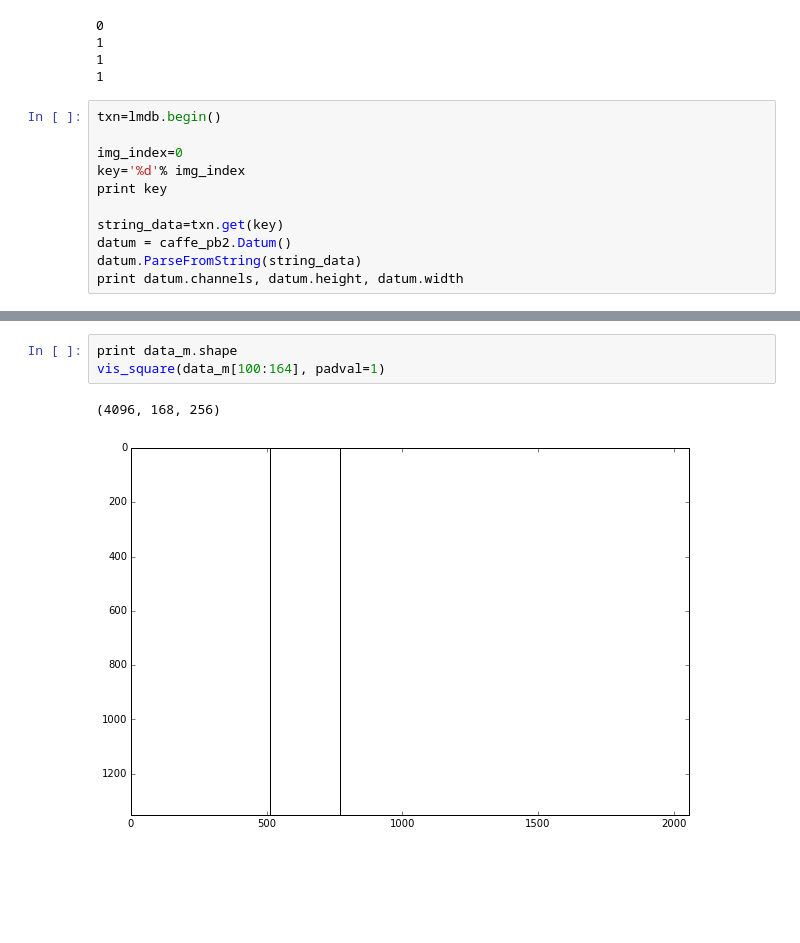
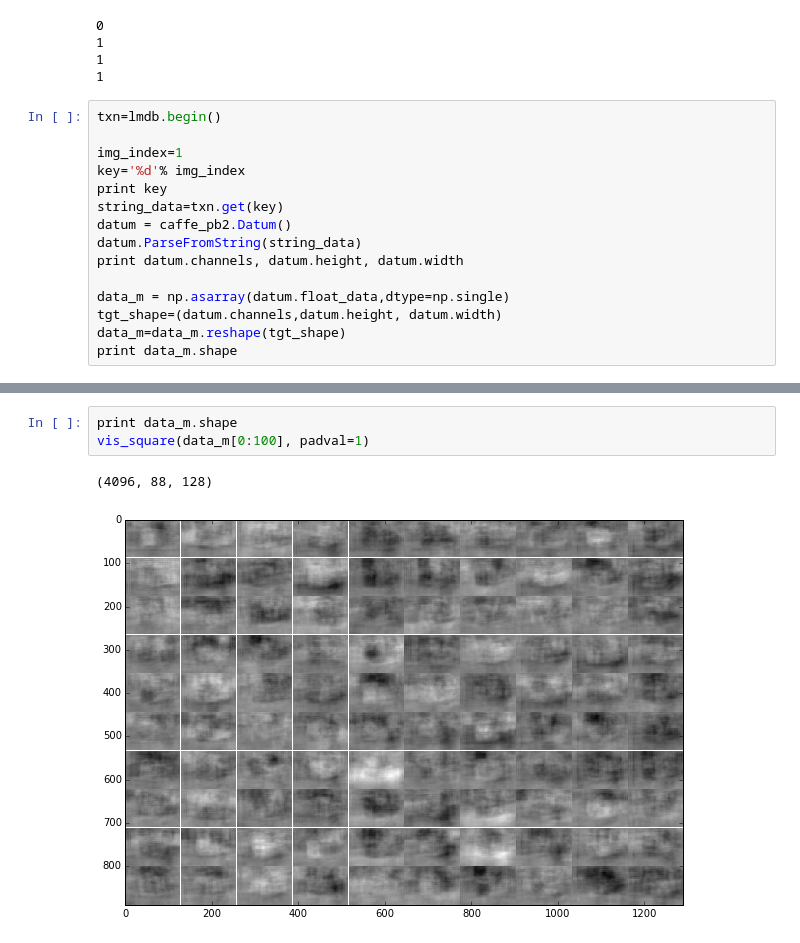
Before and after one commit to stephenyan1231/caffe-public, a Jupyter notebook: examples/uniform_set/ipython/extract_feature.ipynb, the cells around one changed output, grey strips where cells are left out. Saved outputs shown, nothing was run; the diff lists cells and outputs as text; blank space fills up the shorter version.

```diff
--- a/examples/uniform_set/ipython/extract_feature.ipynb
+++ b/examples/uniform_set/ipython/extract_feature.ipynb
@@ -59,11 +59,15 @@ for key, value in cursor:
 # %%
 txn=lmdb.begin()
 
-img_index=0
+img_index=1
 key='%d'% img_index
 print key
-
 string_data=txn.get(key)
 datum = caffe_pb2.Datum()
 datum.ParseFromString(string_data)
 print datum.channels, datum.height, datum.width
+
+data_m = np.asarray(datum.float_data,dtype=np.single)
+tgt_shape=(datum.channels,datum.height, datum.width)
+data_m=data_m.reshape(tgt_shape)
+print data_m.shape
@@ -116,6 +106,6 @@ datum ch 4096 h 168 w 256
 # %%
 print data_m.shape
-vis_square(data_m[100:164], padval=1)
+vis_square(data_m[0:100], padval=1)
 # %% [output]
-(4096, 168, 256)
+(4096, 88, 128)
-[figure, old version]
+[figure, new version]
```
Also changed, not shown: parts of 6 cells of this notebook, 4 other files.
